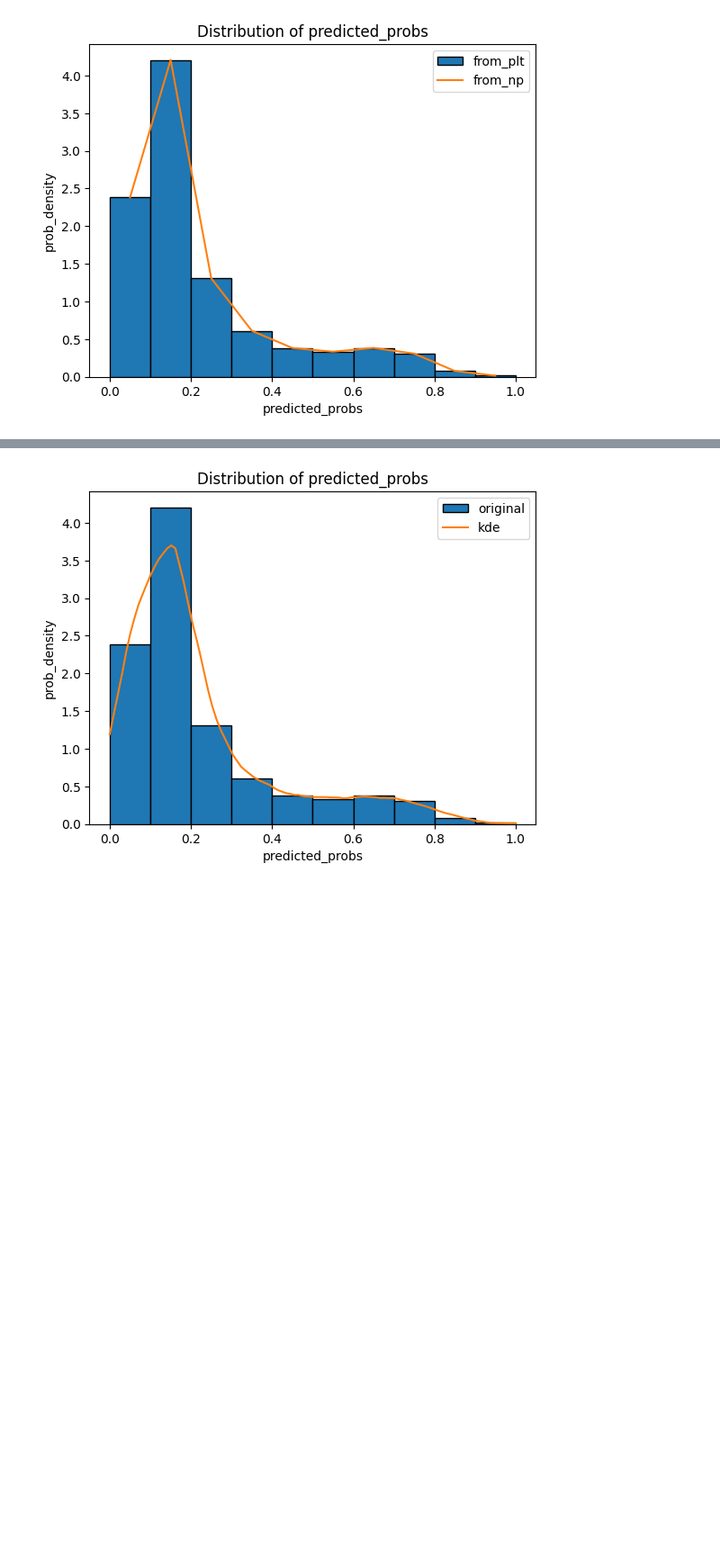
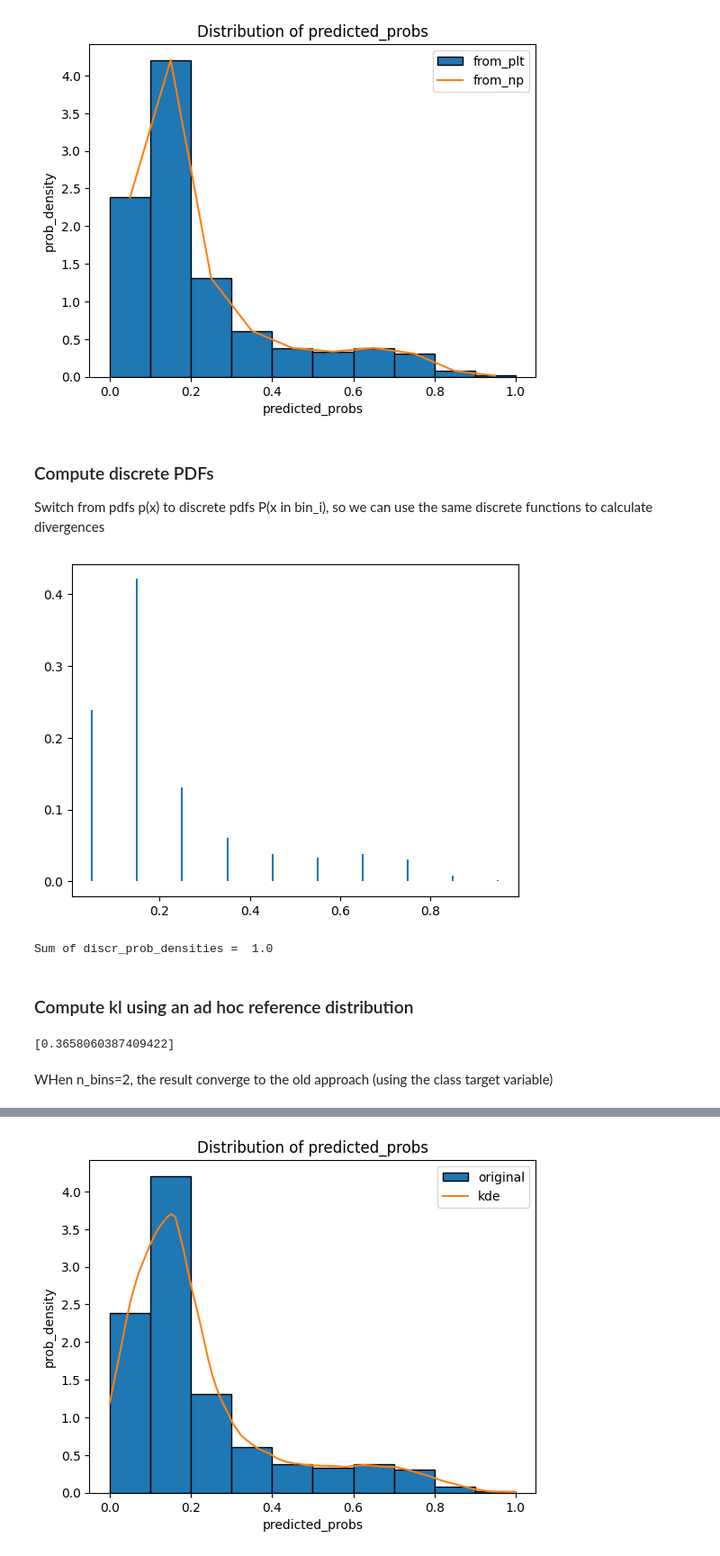
Before and after one commit to DLBD-Department/BRIO_x_Alkemy, a Jupyter notebook: notebooks/test_divergences_with_probabilities.ipynb, the cells around one changed output, grey strips where cells are left out. Shown: that part at 90% size. Cells and saved outputs as stored; diff of their text form; code cells hidden in the pictures; blank space fills up the shorter version.

Commit message:
improved notebook test_divergenceswith_probabilities

```diff
--- a/notebooks/test_divergences_with_probabilities.ipynb
+++ b/notebooks/test_divergences_with_probabilities.ipynb
@@ -118,3 +120,36 @@ plt.show()
 # %% [output]
 1.0000000000000002
 [figure]
+# %% [markdown]
+### Compute discrete PDFs
+Switch from pdfs p(x) to discrete pdfs P(x in bin_i), so we can use the same discrete functions to calculate divergences
+# %%
+discr_prob_densities = prob_densities*bin_width
+plt.vlines(median_points, ymin=0, ymax=discr_prob_densities, label='discr_prob_kde')
+plt.show()
+print('Sum of discr_prob_densities = ',sum(discr_prob_densities))
+# %% [output]
+[figure, added]
+Sum of discr_prob_densities =  1.0
+# %% [markdown]
+### Compute kl using an ad hoc reference distribution
+# %%
+if n_bins == 2:
+    ref_distr = [np.array([sum([0.2,0.15,0.15,0.1,0.1]), sum([0.1,0.05,0.05,0.05,0.05])])]
+elif n_bins == 10:
+    ref_distr = [np.array([0.2,0.15,0.15,0.1,0.1,0.1,0.05,0.05,0.05,0.05])]
+elif n_bins%10 == 0:
+    ref_distr = [np.array([0.2*10/n_bins]*int(n_bins/10) + [0.15*10/n_bins]*int(n_bins/10) + [0.15*10/n_bins]*int(n_bins/10) + [0.1*10/n_bins]*int(n_bins/10) +
+                          [0.1*10/n_bins]*int(n_bins/10) + [0.1*10/n_bins]*int(n_bins/10) + [0.05*10/n_bins]*int(n_bins/10) + [0.05*10/n_bins]*int(n_bins/10) +
+                          [0.05*10/n_bins]*int(n_bins/10) + [0.05*10/n_bins]*int(n_bins/10))]
+n_obs = [df_with_predictions.shape[0]]
+bd = FreqVsRefBiasDetector(normalization="D1", adjust_div='no')
+result = bd.compute_distance_from_reference(
+    reference_distribution=ref_distr,
+    observed_distribution=[np.array(discr_prob_densities)],
+    n_obs=n_obs)
+print(result)
+# %% [output]
+[0.3658060387409422]
+# %% [markdown]
+WHen n_bins=2, the result converge to the old approach (using the class target variable)
```
Also changed, not shown: parts of 27 cells of this notebook.
